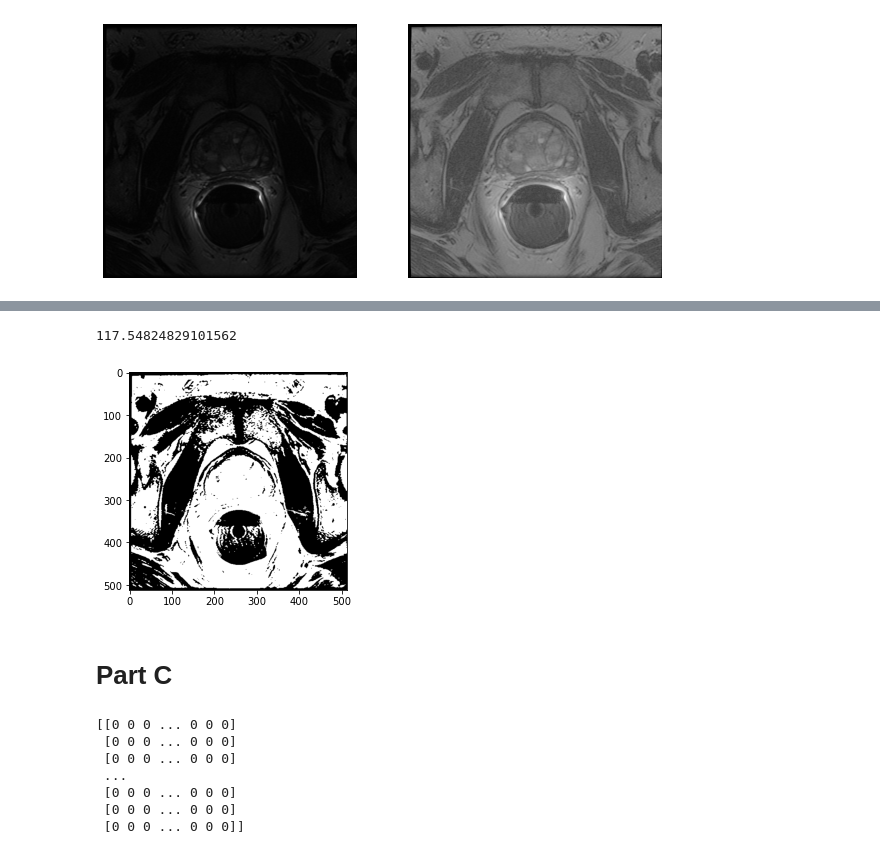
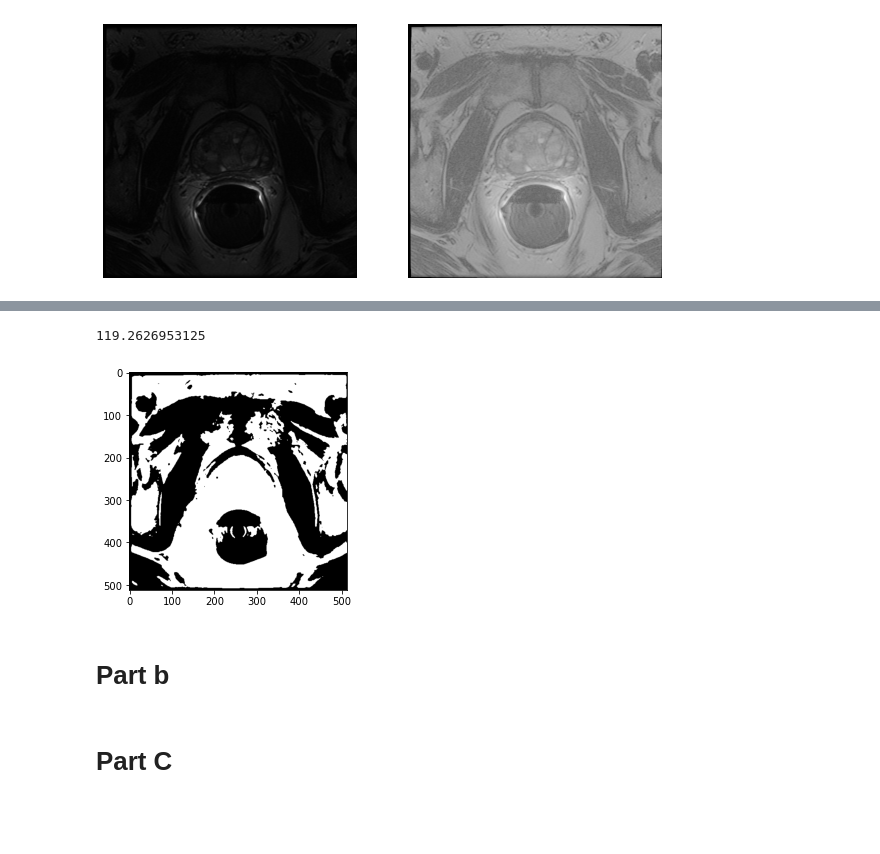
Before and after one commit to NingyouLi/miniProject_NingyouLi, a Jupyter notebook: mini_project.ipynb, the cells around one changed output, grey strips where cells are left out. Drawn from its saved outputs; the diff is of its cells as text; code cells hidden in the pictures; blank space fills up the shorter version.

```diff
--- a/mini_project.ipynb
+++ b/mini_project.ipynb
@@ -81,7 +124,7 @@ def prostate_segmenter(image):
 # %%
 # gamma correction
 img = sitk.Cast(img, sitk.sitkFloat32)
-filtered_img = ((img/255)**0.3) # lambda<0, brighten the image: show more details in dark
+filtered_img = ((img/255)**0.2) # lambda<0, brighten the image: show more details in dark
 gamma_img = sitk.RescaleIntensity(filtered_img,0,255)
 
 plt.figure(figsize=(10,5))
@@ -95,3 +138,21 @@ plt.axis('off')
 plt.show()
 # %% [output]
 [figure]
+# %%
+# Median smoothing, kernal radius = 3
+median_filter = sitk.MedianImageFilter()
+median_filter.SetRadius(1)
+smoothed_img = median_filter.Execute(gamma_img)
+
+# Show reference image and filtered images
+plt.subplot(121)
+plt.gray()
+plt.imshow(sitk.GetArrayFromImage(gamma_img[:,:,22]))
+plt.title('Reference')
+#plt.show()
+plt.subplot(122)
+#plt.figure(figsize=(10,5))
+plt.imshow(sitk.GetArrayFromImage(smoothed_img[:,:,22])) # vmax should be tunned based on the nature of the filtered image
+plt.title('Filter Radius = 1')
+plt.show()
+#image_viewer.Execute(smoothed_img)
@@ -214,11 +245,13 @@ plt.imshow(sitk.GetArrayFromImage(result[:,:,22]))
 # %%
 otsu_filter = sitk.OtsuThresholdImageFilter()
 otsu_filter.SetInsideValue(0)
 otsu_filter.SetOutsideValue(1)
-seg = otsu_filter.Execute(gamma_img)
+seg = otsu_filter.Execute(smoothed_img)
 plt.imshow(sitk.GetArrayFromImage(seg[:,:,22]))
 #plt.imshow(sitk.LabelOverlay(img[:,:,22], seg[:,:,22]), "Otsu Thresholding")
 print(otsu_filter.GetThreshold())
 # %% [output]
-117.54824829101562
+119.2626953125
-[figure, old version]
+[figure, new version]
+# %% [markdown]
+# Part b
@@ -225,14 +267,3 @@ print(otsu_filter.GetThreshold())
 # %% [markdown]
 # Part C
-# %%
-print((sitk.GetArrayFromImage(seg_img[:,:,22])))
-segImage_array = sitk.GetArrayFromImage(seg_img[:,:,22])
-# %% [output]
-[[0 0 0 ... 0 0 0]
- [0 0 0 ... 0 0 0]
- [0 0 0 ... 0 0 0]
- ...
- [0 0 0 ... 0 0 0]
- [0 0 0 ... 0 0 0]
- [0 0 0 ... 0 0 0]]
 # %%
```
Also changed, not shown: parts of 27 cells of this notebook.
